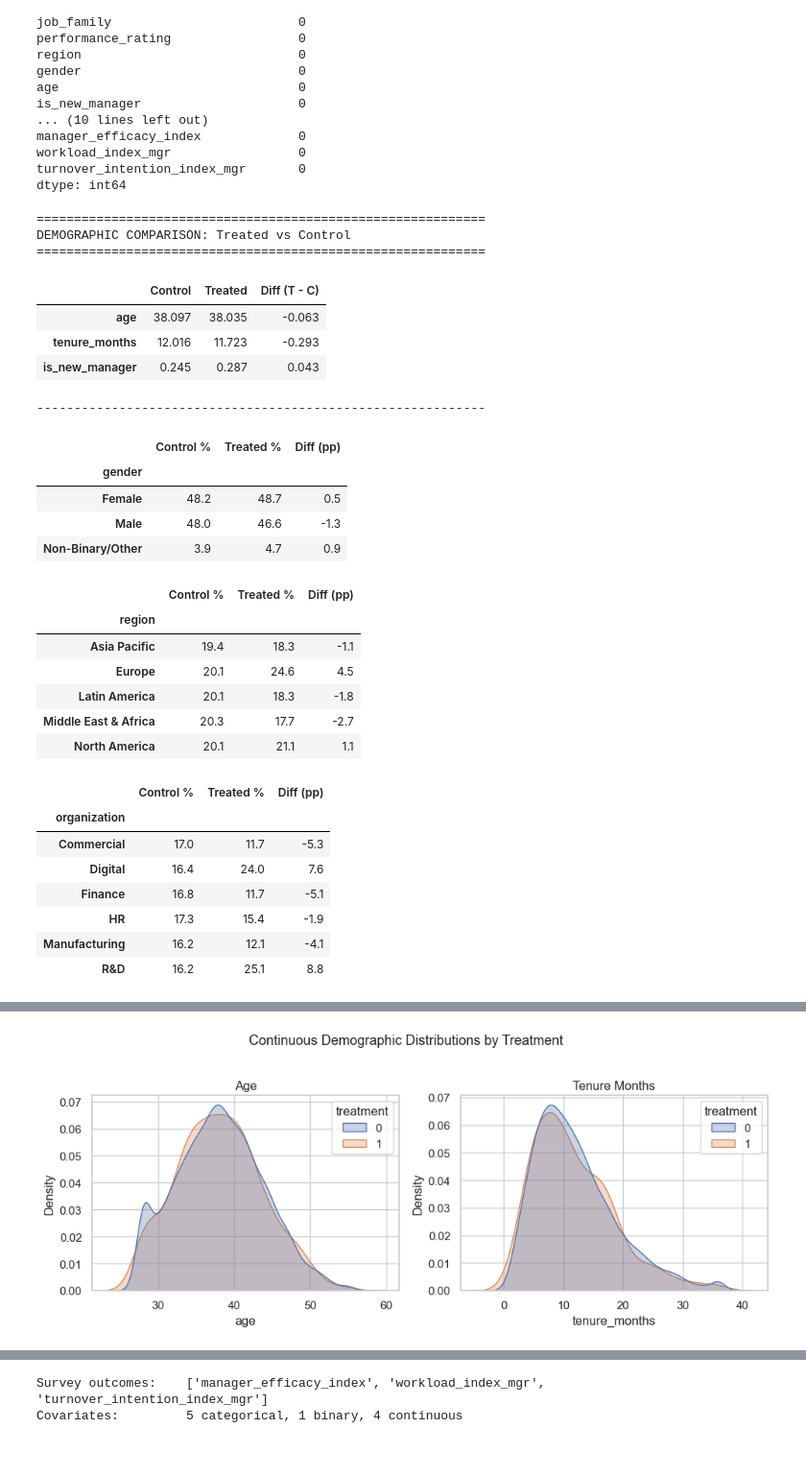
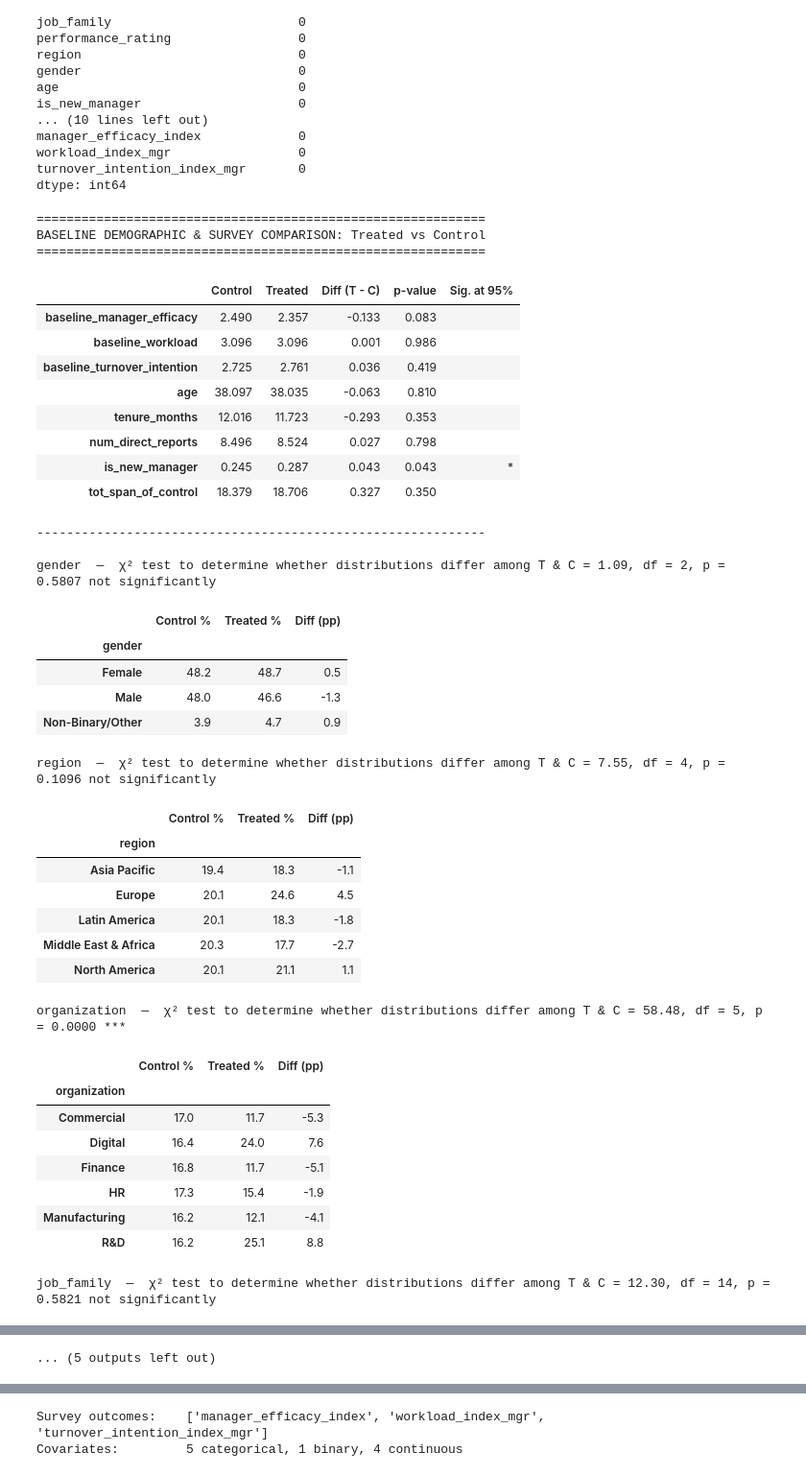
Before and after one commit to mlpost/2026-siop-causal-inference-master-tutorial, a Jupyter notebook: causal_inference_workshop.ipynb, the cells around one changed output, grey strips where cells are left out. Shown at 96% size. Cells and saved outputs as stored; diff of their text form; code cells hidden in the pictures.

```diff
--- a/causal_inference_workshop.ipynb
+++ b/causal_inference_workshop.ipynb
@@ -316,20 +324,33 @@ def run_descriptive_comparison(data, treatment_col="treatment"):
     ]
 
     demo_continuous = [c for c in ["age", "tenure_months"] if c in data.columns]
-    demo_num = demo_continuous + [c for c in ["team_size", "is_new_manager"] if c in data.columns]
+    demo_num = baseline_cols + demo_continuous + [c for c in ["num_direct_reports",  "is_new_manager", "tot_span_of_control"] if c in data.columns]
     demo_cat = [
         c for c in ["gender", "region", "organization", "job_family", "performance_rating"]
         if c in data.columns
     ]
 
     print("=" * 60)
-    print("DEMOGRAPHIC COMPARISON: Treated vs Control")
+    print("BASELINE DEMOGRAPHIC & SURVEY COMPARISON: Treated vs Control")
     print("=" * 60)
 
     if demo_num:
         demo_means = data.groupby(treatment_col)[demo_num].mean().T
         demo_means.columns = ["Control", "Treated"]
         demo_means["Diff (T - C)"] = demo_means["Treated"] - demo_means["Control"]
+
+        # Statistical tests for continuous/numeric variables
+        p_values = []
+        for col in demo_num:
+            ctrl_vals = data.loc[data[treatment_col] == 0, col].dropna()
+            treat_vals = data.loc[data[treatment_col] == 1, col].dropna()
+            # Use Welch's t-test (does not assume equal variances)
+            _, p = stats.ttest_ind(ctrl_vals, treat_vals, equal_var=False)
+            p_values.append(p)
+        demo_means["p-value"] = p_values
+        demo_means["Sig. at 95%"] = demo_means["p-value"].apply(
+            lambda p: "***" if p < 0.001 else ("**" if p < 0.01 else ("*" if p < 0.05 else ""))
+        )
         display(demo_means.round(3))
 
     if demo_cat:
@@ -341,6 +362,11 @@ def run_descriptive_comparison(data, treatment_col="treatment"):
             ct_pct = ct.div(ct.sum(axis=0), axis=1) * 100
             ct_pct.columns = ["Control %", "Treated %"]
             ct_pct["Diff (pp)"] = ct_pct["Treated %"] - ct_pct["Control %"]
+
+            # Chi-squared test of independence
+            chi2, p_val, dof, _ = stats.chi2_contingency(ct.values)
+            sig_label = "***" if p_val < 0.001 else ("**" if p_val < 0.01 else ("*" if p_val < 0.05 else "not significantly"))
+            print(f"\n{col}  —  χ² test to determine whether distributions differ among T & C = {chi2:.2f}, df = {dof}, p = {p_val:.4f} {sig_label}")
             display(ct_pct.round(1))
 
     n_cont = len(demo_continuous)
@@ -364,8 +390,8 @@ def run_descriptive_comparison(data, treatment_col="treatment"):
         plt.show()
 
     special_plots = []
-    if "team_size" in data.columns:
-        special_plots.append("team_size")
+    if "num_direct_reports" in data.columns:
+        special_plots.append("num_direct_reports")
     if "is_new_manager" in data.columns:
         special_plots.append("is_new_manager")
 
@@ -376,7 +402,7 @@ def run_descriptive_comparison(data, treatment_col="treatment"):
         plot_df_special = data.copy()
         plot_df_special["treatment_label"] = plot_df_special[treatment_col].map({0: "Control", 1: "Treated"})
         for ax, col in zip(axes, special_plots):
-            if col == "team_size":
+            if col == "num_direct_reports":
                 sns.boxplot(
                     data=plot_df_special,
                     x="treatment_label",
@@ -387,6 +413,7 @@ def run_descriptive_comparison(data, treatment_col="treatment"):
                     width=0.5,
                 )
                 ax.set_xlabel("")
+                ax.set_ylabel("Number of Direct Reports")
                 ax.set_title("Team Size")
             elif col == "is_new_manager":
                 pct = (
@@ -453,44 +480,52 @@ def run_descriptive_comparison(data, treatment_col="treatment"):
         for trt, label, color in [(0, "Control", "#4C78A8"), (1, "Treated", "#F58518")]:
             mask = data[treatment_col] == trt
             n_group = mask.sum()
             dates = exit_dates[mask].dropna().sort_values()
             if n_group == 0 or dates.empty:
                 continue
             daily_departures = dates.dt.normalize().value_counts().sort_index().cumsum()
             idx = pd.date_range(daily_departures.index.min(), daily_departures.index.max(), freq="D")
             daily_departures = daily_departures.reindex(idx, method="ffill").fillna(0)
             retention_pct = (1 - daily_departures / n_group) * 100
             retention_lines.append((label, color, retention_pct))
 
         if retention_lines:
             fig, ax = plt.subplots(figsize=(10, 5))
             for label, color, series in retention_lines:
                 ax.plot(series.index, series.values, label=label, color=color, linewidth=2)
             ax.set_xlabel("Date")
             ax.set_ylabel("Retention (%)")
             ax.set_title("Retention Over Time by Treatment Group")
             ax.legend(title="Group")
             ax.set_ylim(None, 102)
             ax.grid(axis="y", alpha=0.3)
             plt.tight_layout()
             plt.show()
 
 
 run_descriptive_comparison(data)
 # %% [output]
 ============================================================
-DEMOGRAPHIC COMPARISON: Treated vs Control
+BASELINE DEMOGRAPHIC & SURVEY COMPARISON: Treated vs Control
 ============================================================
-|  | Control | Treated | Diff (T - C) |
-| age | 38.097 | 38.035 | -0.063 |
-| tenure_months | 12.016 | 11.723 | -0.293 |
-| is_new_manager | 0.245 | 0.287 | 0.043 |
+|  | Control | Treated | Diff (T - C) | p-value | Sig. at 95% |
+| baseline_manager_efficacy | 2.490 | 2.357 | -0.133 | 0.083 |  |
+| baseline_workload | 3.096 | 3.096 | 0.001 | 0.986 |  |
+| baseline_turnover_intention | 2.725 | 2.761 | 0.036 | 0.419 |  |
+| age | 38.097 | 38.035 | -0.063 | 0.810 |  |
+| tenure_months | 12.016 | 11.723 | -0.293 | 0.353 |  |
+| num_direct_reports | 8.496 | 8.524 | 0.027 | 0.798 |  |
+| is_new_manager | 0.245 | 0.287 | 0.043 | 0.043 | * |
+| tot_span_of_control | 18.379 | 18.706 | 0.327 | 0.350 |  |
 ------------------------------------------------------------
+
+gender  —  χ² test to determine whether distributions differ among T & C = 1.09, df = 2, p = 0.5807 not significantly
 |  | Control % | Treated % | Diff (pp) |
 | gender |  |  |  |
 | Female | 48.2 | 48.7 | 0.5 |
 | Male | 48.0 | 46.6 | -1.3 |
 | Non-Binary/Other | 3.9 | 4.7 | 0.9 |
+region  —  χ² test to determine whether distributions differ among T & C = 7.55, df = 4, p = 0.1096 not significantly
 |  | Control % | Treated % | Diff (pp) |
 | region |  |  |  |
 | Asia Pacific | 19.4 | 18.3 | -1.1 |
@@ -498,6 +533,7 @@ DEMOGRAPHIC COMPARISON: Treated vs Control
 | Latin America | 20.1 | 18.3 | -1.8 |
 | Middle East & Africa | 20.3 | 17.7 | -2.7 |
 | North America | 20.1 | 21.1 | 1.1 |
+organization  —  χ² test to determine whether distributions differ among T & C = 58.48, df = 5, p = 0.0000 ***
 |  | Control % | Treated % | Diff (pp) |
 | organization |  |  |  |
 | Commercial | 17.0 | 11.7 | -5.3 |
@@ -506,6 +542,7 @@ DEMOGRAPHIC COMPARISON: Treated vs Control
 | HR | 17.3 | 15.4 | -1.9 |
 | Manufacturing | 16.2 | 12.1 | -4.1 |
 | R&D | 16.2 | 25.1 | 8.8 |
+job_family  —  χ² test to determine whether distributions differ among T & C = 12.30, df = 14, p = 0.5821 not significantly
 |  | Control % | Treated % | Diff (pp) |
 | job_family |  |  |  |
 | Clinical Operations | 6.9 | 6.6 | -0.3 |
@@ -530,4 +568,3 @@ DEMOGRAPHIC COMPARISON: Treated vs Control
 | Far Below | 5.2 | 0.0 | -5.2 |
 | Far Exceeds | 4.3 | 18.1 | 13.8 |
 | Meets | 60.2 | 57.3 | -2.9 |
-[figure, removed]
@@ -540,3 +571,4 @@ Passing `palette` without assigning `hue` is deprecated and will be removed in v
+... (5 outputs left out)
 # %% [markdown]
 ### Positivity Violation: No Low Performers in the Treated Group
 
```
Also changed, not shown: parts of 26 cells of this notebook, 12 other files.
